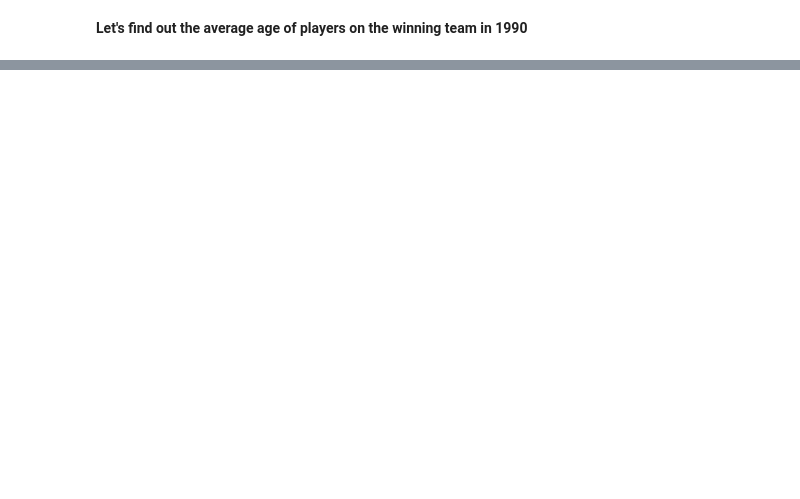
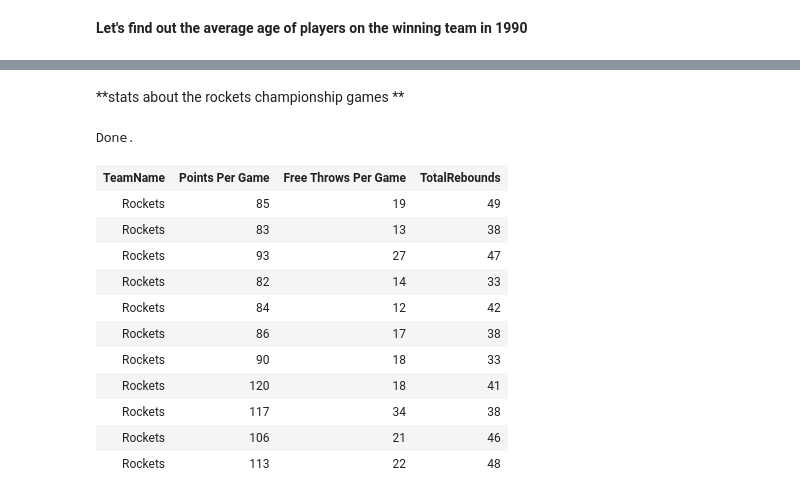
Before and after one commit to fairfield-university-is510-fall2017/final-project-four-score, a Jupyter notebook: Analysis.ipynb, the cells around one changed output, grey strips where cells are left out. Drawn from its saved outputs; the diff is of its cells as text; code cells hidden in the pictures; blank space fills up the shorter version.

```diff
--- a/Analysis.ipynb
+++ b/Analysis.ipynb
@@ -53,0 +104,21 @@ Done.
+# %% [markdown]
+**stats about the rockets championship games **
+# %%
+%%sql
+SELECT TeamName, Points AS [Points Per Game], FreeThrow AS [Free Throws Per Game], (OffenseRebound+DefenseRebound) AS [TotalRebounds]
+from Stats JOIN Team ON (Team.TeamID=Stats.TeamID)
+Where Team.TeamID = "HOU";
+# %% [output]
+Done.
+| TeamName | Points Per Game | Free Throws Per Game | TotalRebounds |
+| Rockets | 85 | 19 | 49 |
+| Rockets | 83 | 13 | 38 |
+| Rockets | 93 | 27 | 47 |
+| Rockets | 82 | 14 | 33 |
+| Rockets | 84 | 12 | 42 |
+| Rockets | 86 | 17 | 38 |
+| Rockets | 90 | 18 | 33 |
+| Rockets | 120 | 18 | 41 |
+| Rockets | 117 | 34 | 38 |
+| Rockets | 106 | 21 | 46 |
+| Rockets | 113 | 22 | 48 |
```
Also changed, not shown: parts of 10 cells of this notebook, 5 other files.
